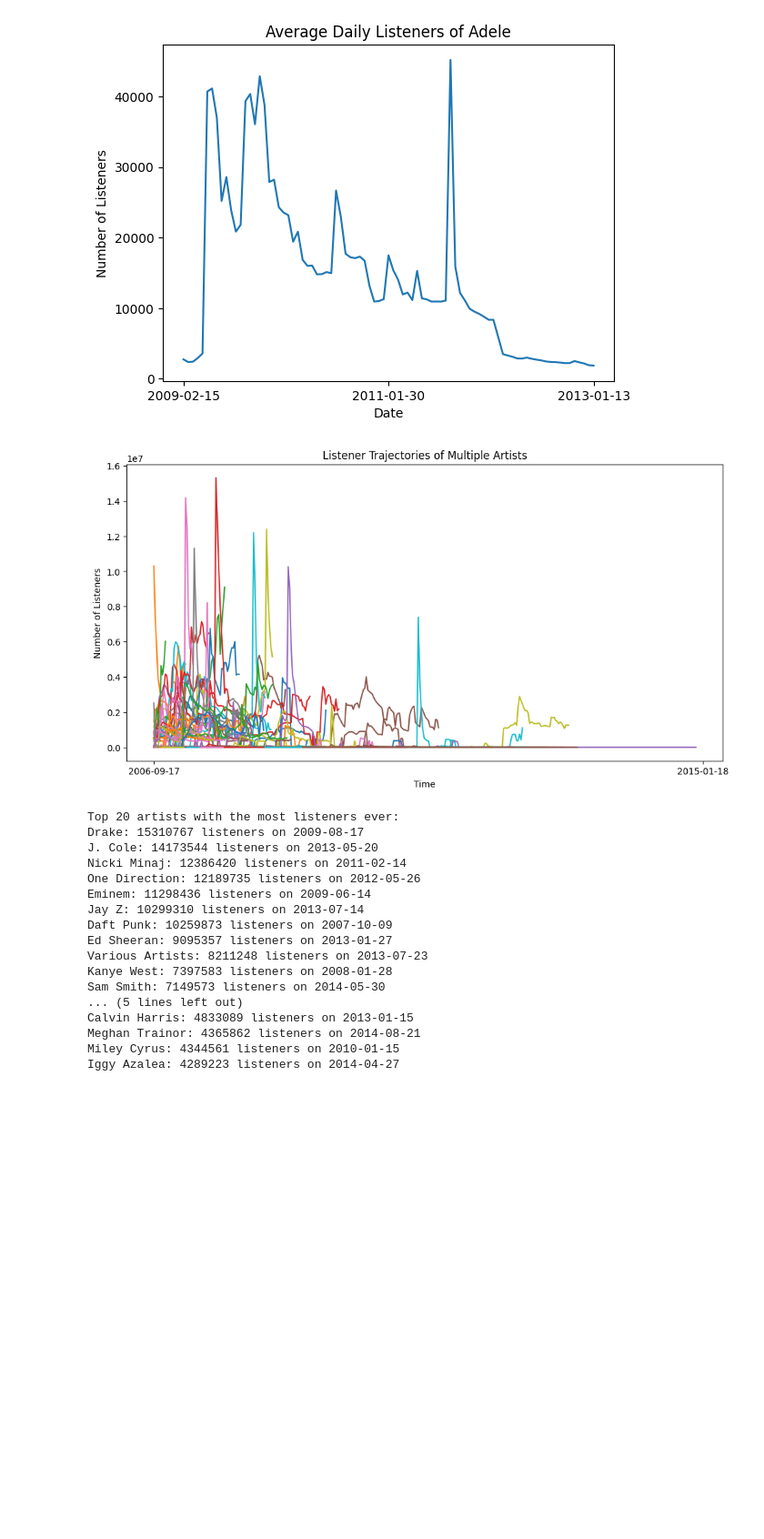
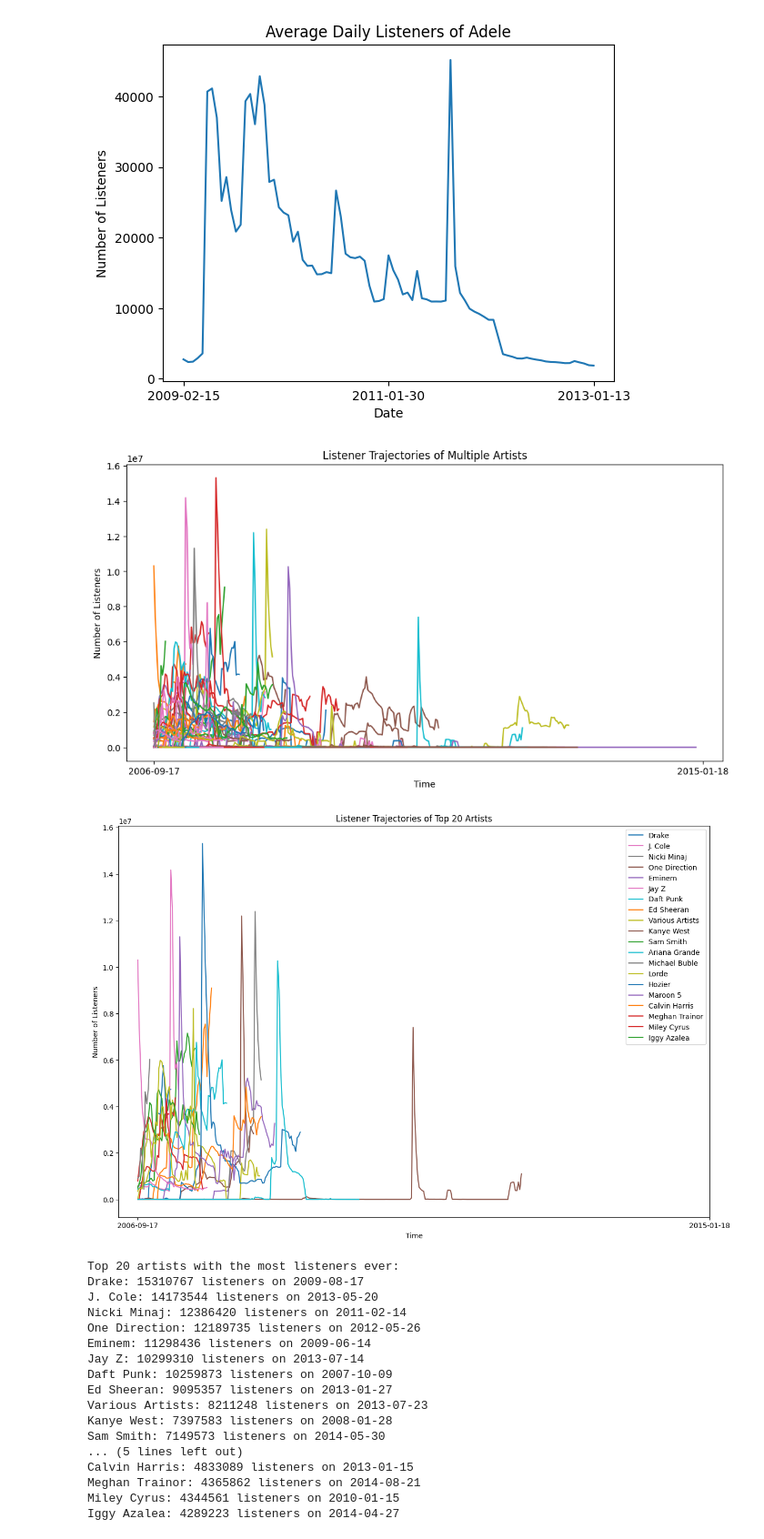
Before and after one commit to m21ark/s_music, a Jupyter notebook: tasks/task_3.ipynb, the cells around one changed output. Shown at 91% size. Drawn from its saved outputs; the diff is of its cells as text; code cells hidden in the pictures; blank space fills up the shorter version.

```diff
--- a/tasks/task_3.ipynb
+++ b/tasks/task_3.ipynb
@@ -518,33 +529,66 @@ def get_avg_daily_listeners_all_artists(artist_ids):
 
     for artist_name, listeners in artist_trajectories.items():
         plt.plot(listeners, label=artist_name)
 
     plt.xlabel('Time')
     plt.ylabel('Number of Listeners')
     plt.title('Listener Trajectories of Multiple Artists')
 
     x_labels = [str(total_lowest_date)[:10], str(total_highest_date)[:10]]
 
     # place on at the beginning and the other at the end end of the x-axis
     plt.xticks([0, len(avg_daily_listeners)*190], x_labels) # programming is the art of not knowing what you're doing...
 
     # plt.legend()
     plt.show()
 
+
     for artist_name, listeners in artist_trajectories.items():
         top_20_artists.append((artist_name, max(listeners)))
 
     top_20_artists = sorted(top_20_artists, key=lambda x: x[1], reverse=True)[:20]
 
+
+    for artist_name, listeners in artist_trajectories.items():
+        if artist_name in [artist for artist, _ in top_20_artists]:
+            plt.plot(listeners, label=artist_name)
+
+    plt.xlabel('Time')
+    plt.ylabel('Number of Listeners')
+    plt.title('Listener Trajectories of Top 20 Artists')
+
+    x_labels = [str(total_lowest_date)[:10], str(total_highest_date)[:10]]
+
+    plt.xticks([0, len(avg_daily_listeners)*190], x_labels)
+
+
+    handles, labels = plt.gca().get_legend_handles_labels()
+    sorted_handles_labels = [(h, l) for l, h in sorted(zip(labels, handles), key=lambda x: [artist for artist, _ in top_20_artists].index(x[0]))]
+    handles, labels = zip(*sorted_handles_labels)
+    plt.legend(handles, labels, loc='upper right')  # You can adjust 'loc' as needed
+
+
+
+    # make image bigger
+    plt.gcf().set_size_inches(15, 10)
+
+
+    plt.show()
+
+
     print("Top 20 artists with the most listeners ever:")
     for artist, _ in top_20_artists:
         print(f"{artist}: {store_peak_days[artist][1]} listeners on {store_peak_days[artist][0].strftime('%Y-%m-%d')}")
 
+
+
+
 # Example usage with a list of artist IDs
 all_artists_ids = [artist for artist in df_artist['artist_id']]
 get_avg_daily_listeners_all_artists(all_artists_ids)
 # %% [output]
 [figure]
+[figure, added]
 Top 20 artists with the most listeners ever:
 Drake: 15310767 listeners on 2009-08-17
 J. Cole: 14173544 listeners on 2013-05-20
```
Also changed, not shown: parts of 11 cells of this notebook.
